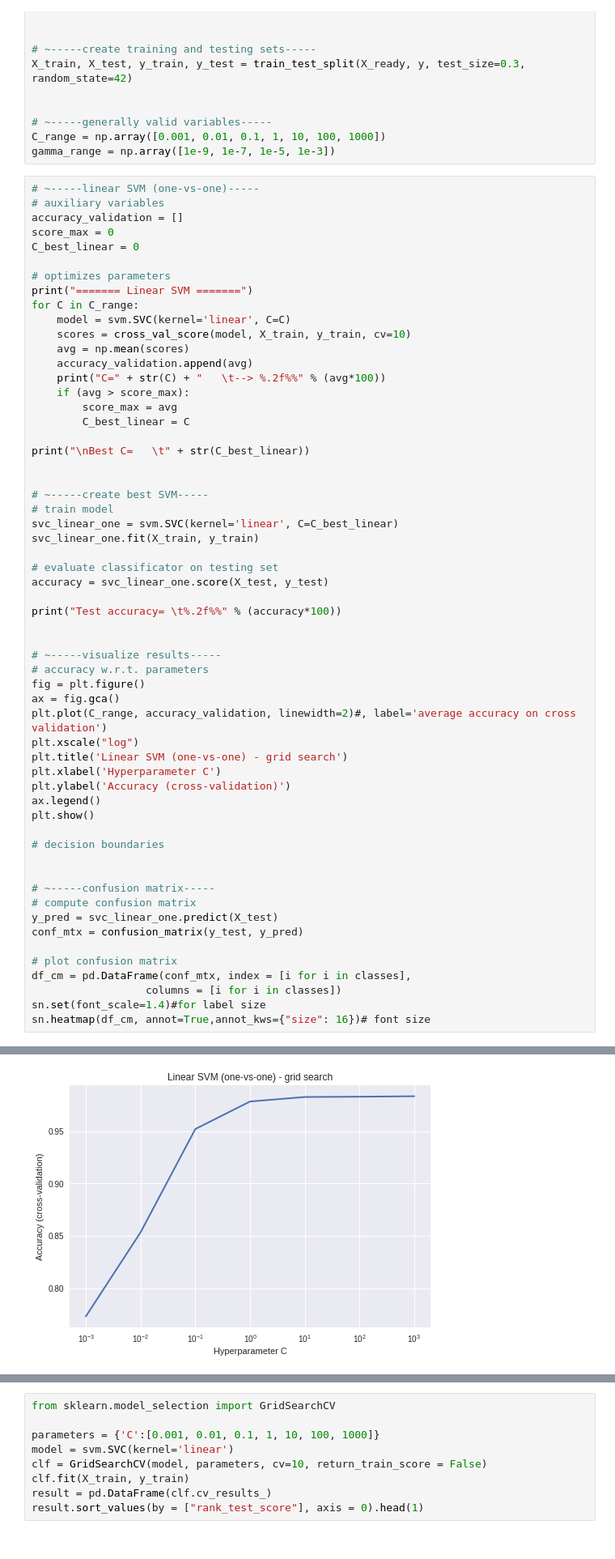
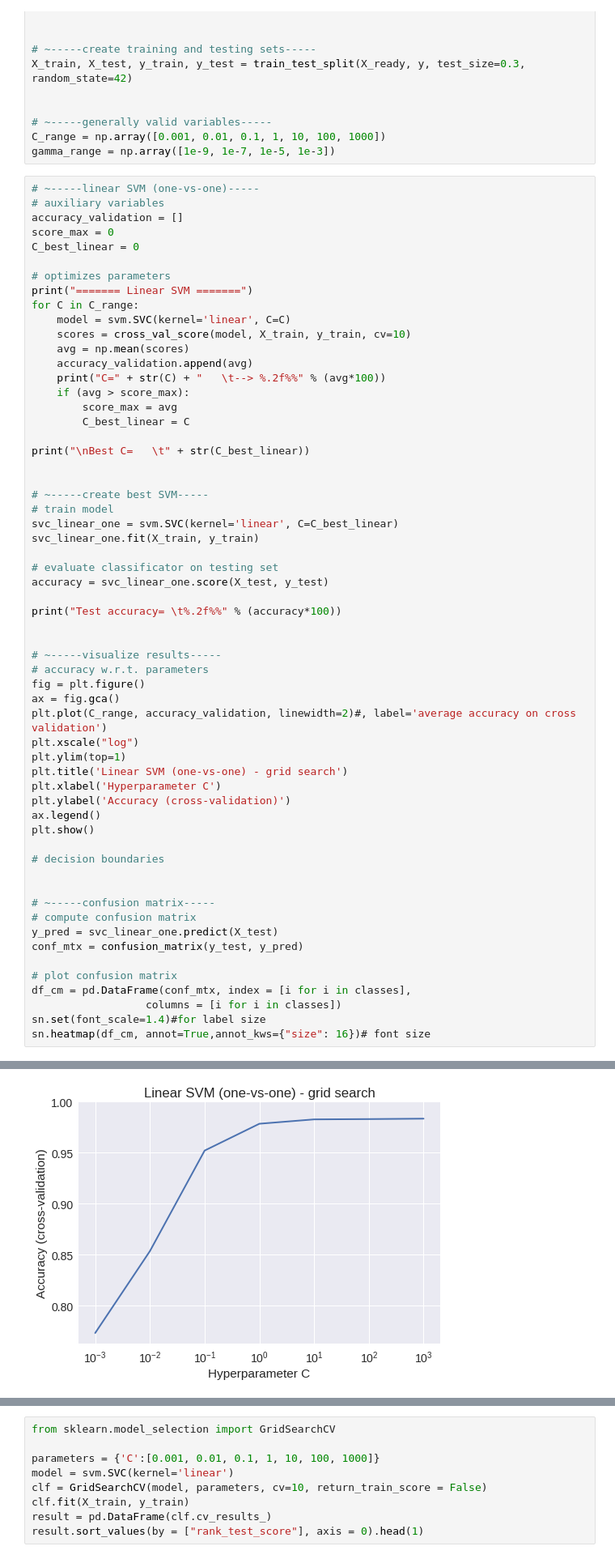
Before and after one commit to MattiaPOLI/DR14, a Jupyter notebook: SVM.ipynb, the cells around one changed output, grey strips where cells are left out. Shown at 81% size. Saved outputs shown, nothing was run; the diff lists cells and outputs as text.

```diff
--- a/SVM.ipynb
+++ b/SVM.ipynb
@@ -141,39 +141,40 @@ fig = plt.figure()
 ax = fig.gca()
 plt.plot(C_range, accuracy_validation, linewidth=2)#, label='average accuracy on cross validation')
 plt.xscale("log")
+plt.ylim(top=1)
 plt.title('Linear SVM (one-vs-one) - grid search')
 plt.xlabel('Hyperparameter C')
 plt.ylabel('Accuracy (cross-validation)')
 ax.legend()
 plt.show()
 
 # decision boundaries
 
 
 # ~-----confusion matrix-----
 # compute confusion matrix
 y_pred = svc_linear_one.predict(X_test)
 conf_mtx = confusion_matrix(y_test, y_pred)
 
 # plot confusion matrix
 df_cm = pd.DataFrame(conf_mtx, index = [i for i in classes],
                   columns = [i for i in classes])
 sn.set(font_scale=1.4)#for label size
 sn.heatmap(df_cm, annot=True,annot_kws={"size": 16})# font size
 # %% [output]
 ======= Linear SVM =======
 C=0.001         --> 77.32%
 C=0.01          --> 85.34%
 C=0.1           --> 95.20%
 C=1.0           --> 97.83%
 C=10.0          --> 98.26%
 C=100.0         --> 98.29%
 C=1000.0        --> 98.33%
 
 Best C=         1000.0
 No handles with labels found to put in legend.
 Test accuracy=  98.20%
-[figure, old version]
+[figure, new version]
 <matplotlib.axes._subplots.AxesSubplot at 0x...>
 [figure]
 # %%
```
Also changed, not shown: parts of 3 cells of this notebook.
